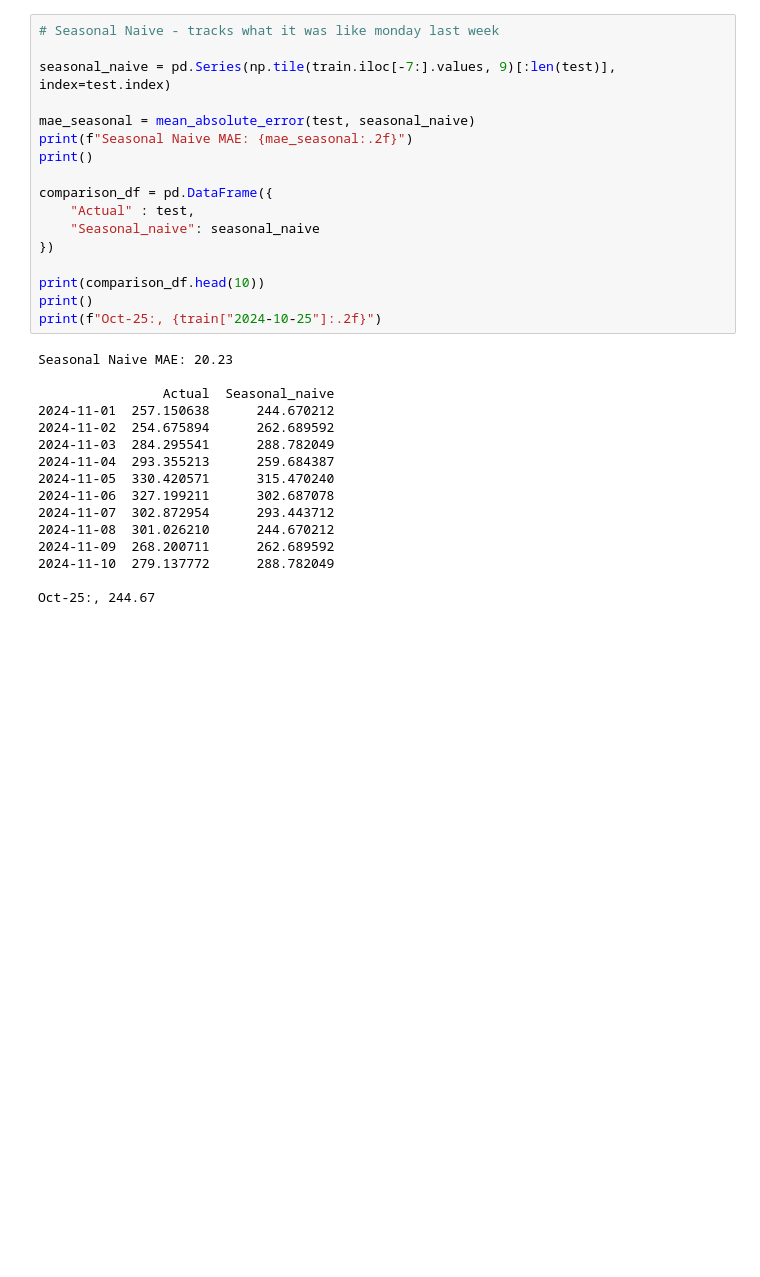
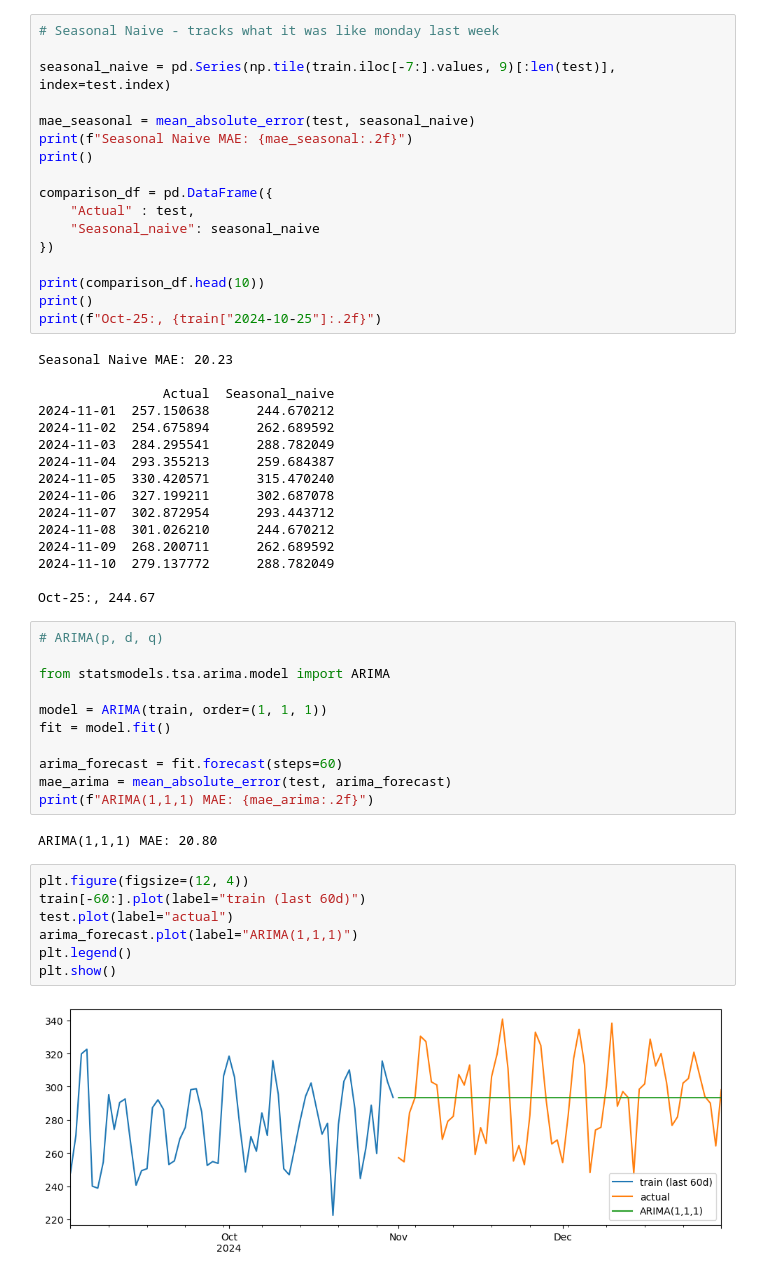
Before and after one commit to kmiringu/module-5-ai-labs, a Jupyter notebook: 02_time_series/02_modeling.ipynb, the cells around one changed output. Cells and saved outputs as stored; diff of their text form; blank space fills up the shorter version.

Commit message:
feat: ARIMA and SARIMA experiments vs baselines

```diff
--- a/02_time_series/02_modeling.ipynb
+++ b/02_time_series/02_modeling.ipynb
@@ -85,3 +85,25 @@ Seasonal Naive MAE: 20.23
 2024-11-10  279.137772      288.782049
 
 Oct-25:, 244.67
+# %%
+# ARIMA(p, d, q)
+
+from statsmodels.tsa.arima.model import ARIMA
+
+model = ARIMA(train, order=(1, 1, 1))
+fit = model.fit()
+
+arima_forecast = fit.forecast(steps=60)
+mae_arima = mean_absolute_error(test, arima_forecast)
+print(f"ARIMA(1,1,1) MAE: {mae_arima:.2f}")
+# %% [output]
+ARIMA(1,1,1) MAE: 20.80
+# %%
+plt.figure(figsize=(12, 4))
+train[-60:].plot(label="train (last 60d)")
+test.plot(label="actual")
+arima_forecast.plot(label="ARIMA(1,1,1)")
+plt.legend()
+plt.show()
+# %% [output]
+[figure, added]
```
Also changed, not shown: parts of 2 cells of this notebook.
